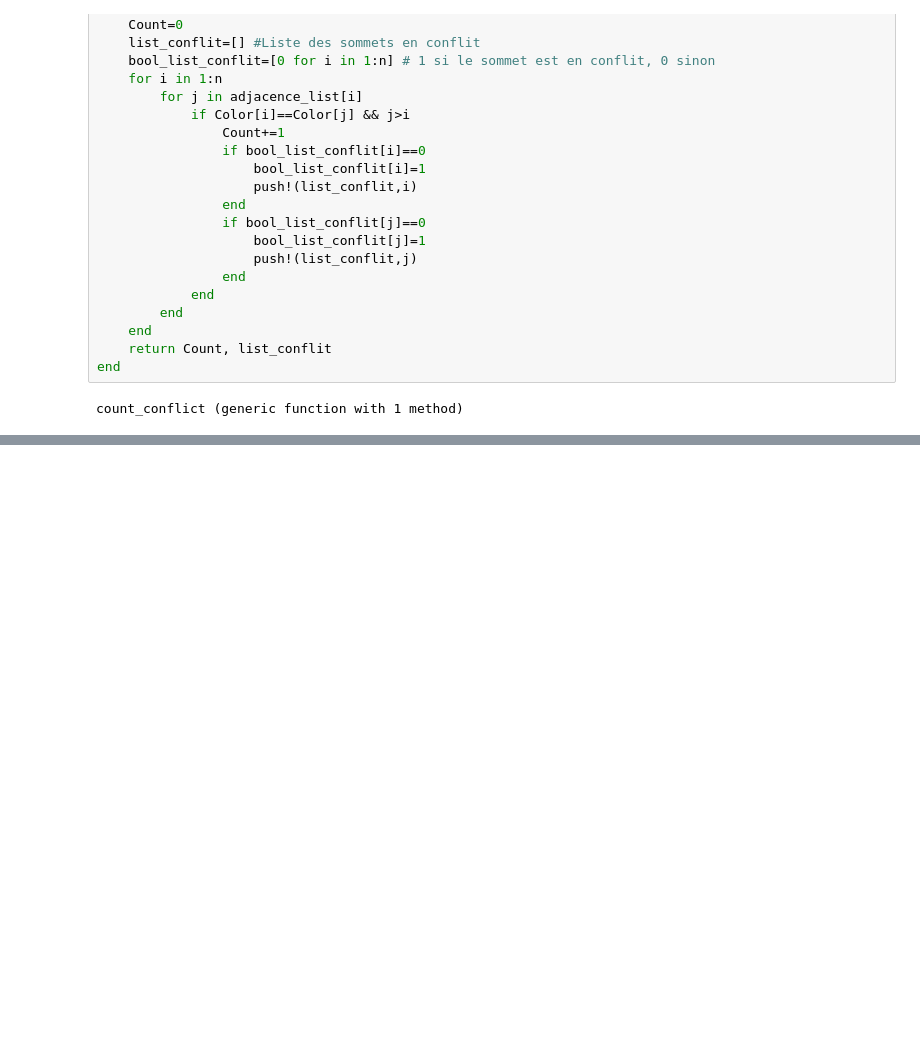
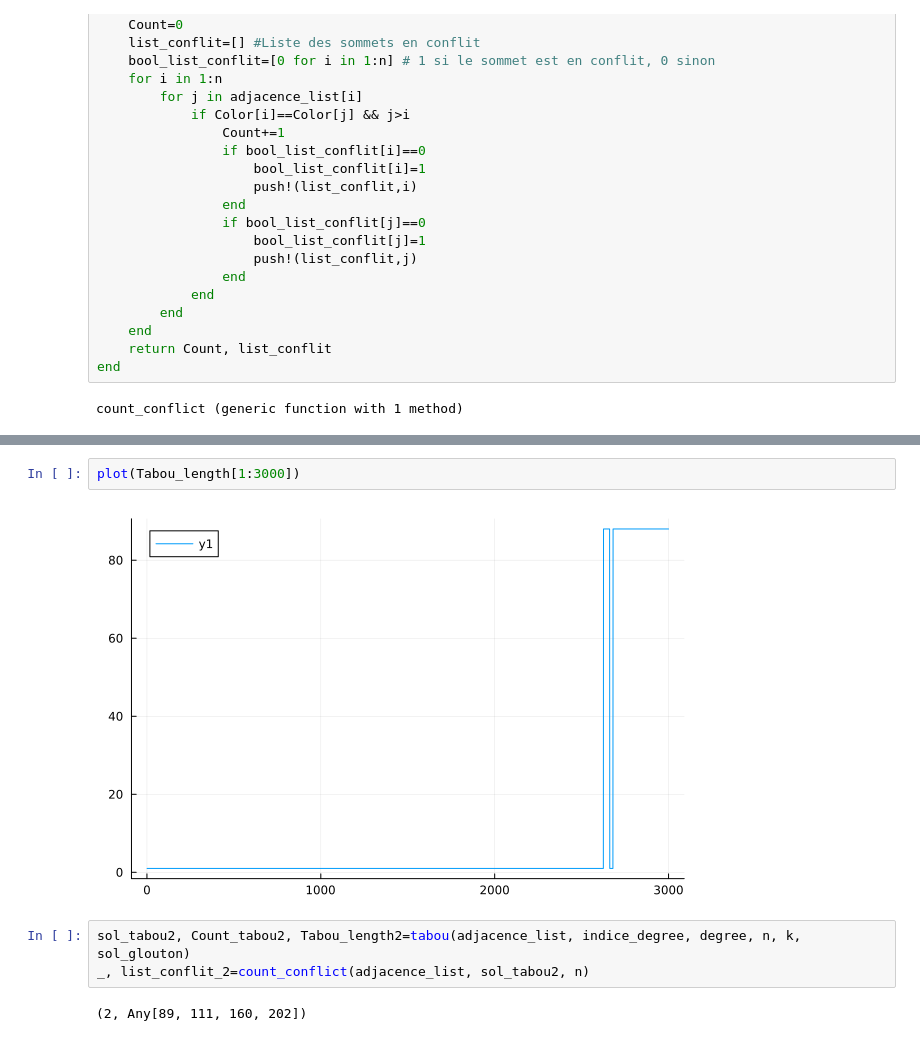
Before and after one commit to Mathemathis/MH-k-color, a Jupyter notebook: Tabouv1.ipynb, the cells around one changed output, grey strips where cells are left out. Saved outputs shown, nothing was run; the diff lists cells and outputs as text; blank space fills up the shorter version.

Commit message:
Tabouv2
Restriction visite voisinage
Ajout d'une partie exploration en fonction de la fréquence de changements de couleur

```diff
--- a/Tabouv1.ipynb
+++ b/Tabouv1.ipynb
@@ -312,0 +364,9 @@ tabou (generic function with 1 method)
+# %%
+plot(Tabou_length[1:3000])
+# %% [output]
+[figure, added]
+# %%
+sol_tabou2, Count_tabou2, Tabou_length2=tabou(adjacence_list, indice_degree, degree, n, k, sol_glouton)
+_, list_conflit_2=count_conflict(adjacence_list, sol_tabou2, n)
+# %% [output]
+(2, Any[89, 111, 160, 202])
```
Also changed, not shown: parts of 20 cells of this notebook.
